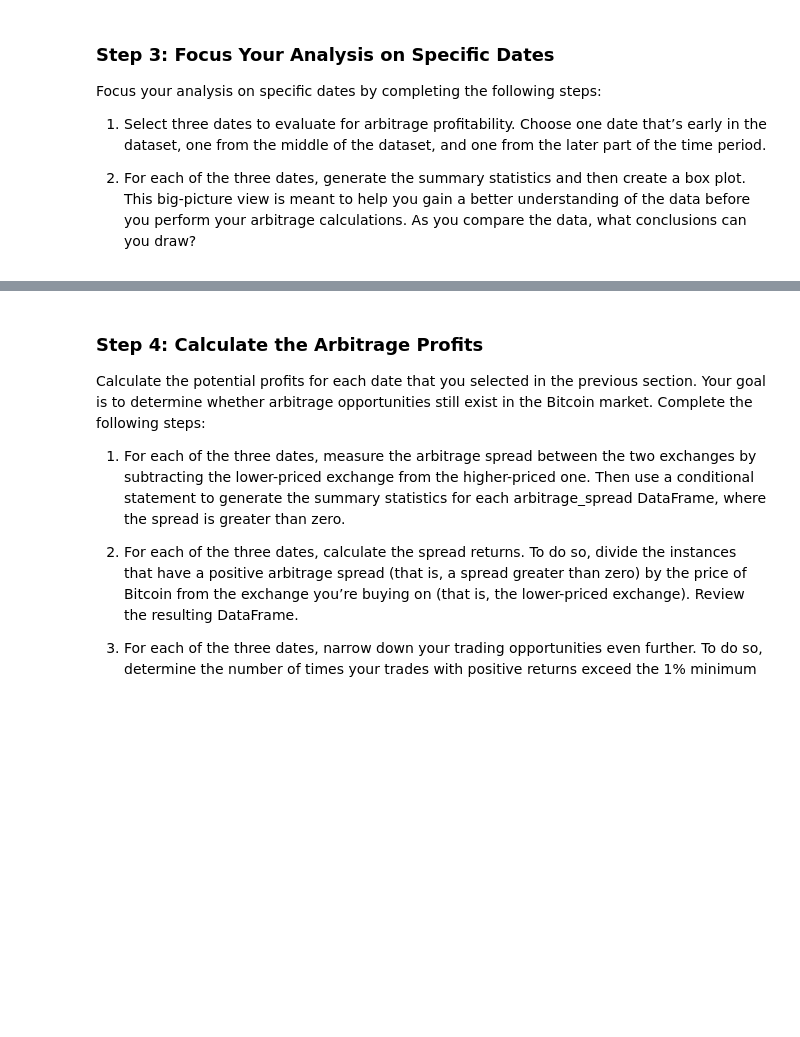
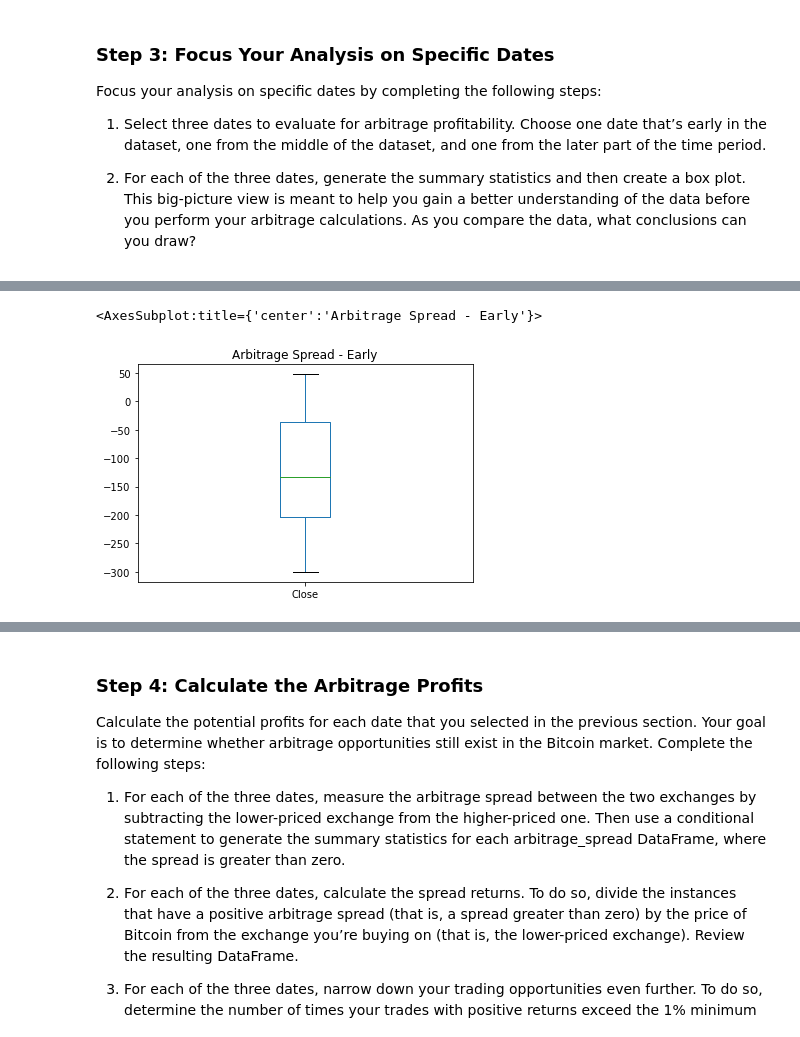
Before and after one commit to AndrewAu42/Crypto_Arbitrage, a Jupyter notebook: crypto_arbitrage.ipynb, the cells around one changed output, grey strips where cells are left out. Cells and saved outputs as stored; diff of their text form; code cells hidden in the pictures; blank space fills up the shorter version.

```diff
--- a/crypto_arbitrage.ipynb
+++ b/crypto_arbitrage.ipynb
@@ -300,7 +309,6 @@ Focus your analysis on specific dates by completing the following steps:
 # %%
 # Using the early date that you have selected, calculate the arbitrage spread
 # by subtracting the bitstamp lower closing prices from the coinbase higher closing prices
-arbitrage_spread_early = # YOUR CODE HERE
-
+arbitrage_spread_early = coinbase['Close'].loc['2018-01-29'] - bitstamp['Close'].loc['2018-01-29']
 # Generate summary statistics for the early DataFrame
-# YOUR CODE HERE
+arbitrage_spread_early.describe()
@@ -307,6 +325,9 @@ arbitrage_spread_early = # YOUR CODE HERE
 # %%
 # Visualize the arbitrage spread from early in the dataset in a box plot
-# YOUR CODE HERE
+arbitrage_spread_early.plot(kind='box', title = "Arbitrage Spread - Early")
+# %% [output]
+<AxesSubplot:title={'center':'Arbitrage Spread - Early'}>
+[figure, added]
 # %%
 # Create an overlay plot that visualizes the two dataframes over a period of one day from the middle of the dataset.
 # Be sure that the plots include the parameters `legend`, `figsize`, `title`, `color` and `label`
```
Also changed, not shown: parts of 23 cells of this notebook, 1 other file.
